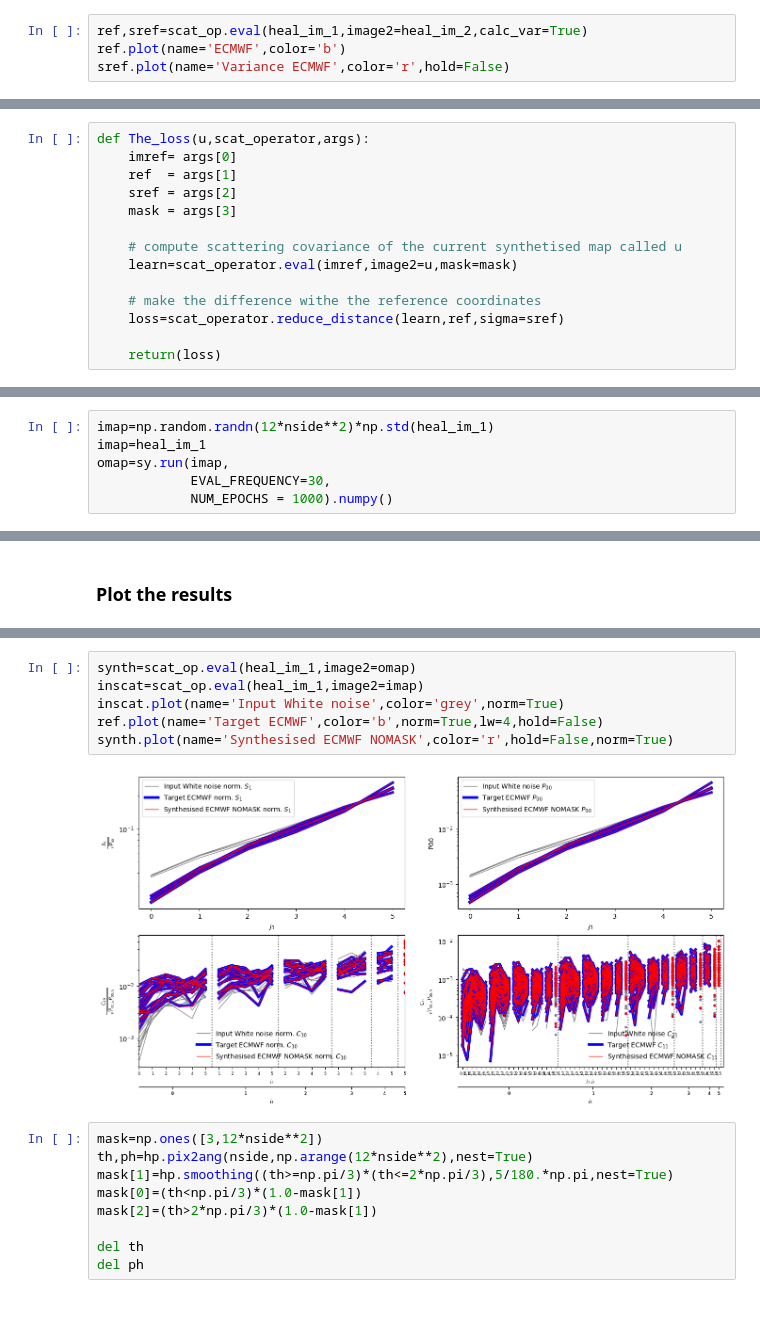
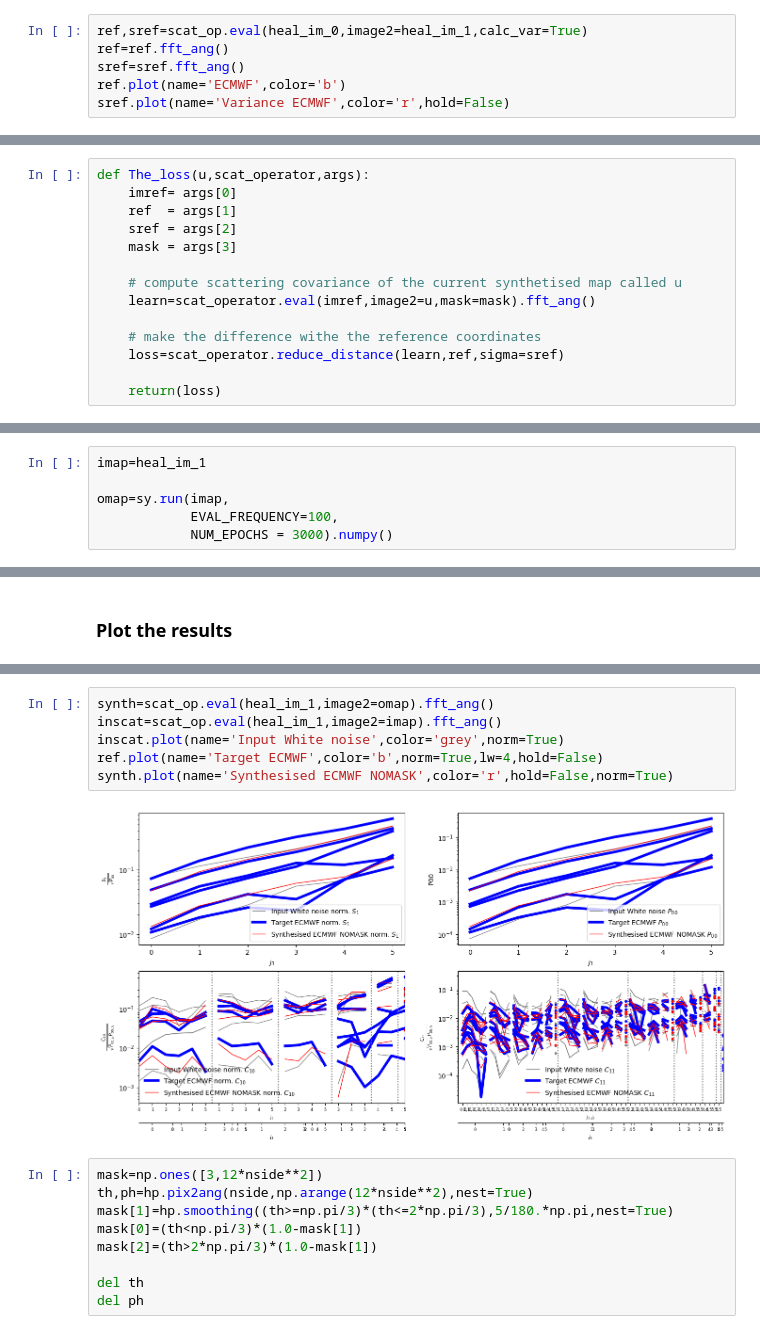
Before and after one commit to IAOCEA/demo-foscat-pangeo-eosc, a Jupyter notebook: ForecastECMWF.ipynb, the cells around one changed output, grey strips where cells are left out. Saved outputs shown, nothing was run; the diff lists cells and outputs as text.

```diff
--- a/ForecastECMWF.ipynb
+++ b/ForecastECMWF.ipynb
@@ -176,7 +176,9 @@ Init Wave  32
 # %% [markdown]
 ### Compute the cross statistics between two times
 # %%
-ref,sref=scat_op.eval(heal_im_1,image2=heal_im_2,calc_var=True)
+ref,sref=scat_op.eval(heal_im_0,image2=heal_im_1,calc_var=True)
+ref=ref.fft_ang()
+sref=sref.fft_ang()
 ref.plot(name='ECMWF',color='b')
 sref.plot(name='Variance ECMWF',color='r',hold=False)
 # %% [output]
@@ -191,7 +193,7 @@ def The_loss(u,scat_operator,args):
     mask = args[3]
 
     # compute scattering covariance of the current synthetised map called u
-    learn=scat_operator.eval(imref,image2=u,mask=mask)
+    learn=scat_operator.eval(imref,image2=u,mask=mask).fft_ang()
 
     # make the difference withe the reference coordinates
     loss=scat_operator.reduce_distance(learn,ref,sigma=sref)
@@ -206,10 +208,10 @@ sy = synthe.Synthesis([loss1])
 # %% [markdown]
 ### Run the synthesis
 # %%
-imap=np.random.randn(12*nside**2)*np.std(heal_im_1)
 imap=heal_im_1
+
 omap=sy.run(imap,
-            EVAL_FREQUENCY=30,
-            NUM_EPOCHS = 1000).numpy()
+            EVAL_FREQUENCY=100,
+            NUM_EPOCHS = 3000).numpy()
 # %% [output]
 Total number of loss  1
@@ -246,11 +248,11 @@ hp.cartview(heal_im_2-omap,cmap='coolwarm',nest=True,title='Difference with fore
 # %%
-synth=scat_op.eval(heal_im_1,image2=omap)
-inscat=scat_op.eval(heal_im_1,image2=imap)
+synth=scat_op.eval(heal_im_1,image2=omap).fft_ang()
+inscat=scat_op.eval(heal_im_1,image2=imap).fft_ang()
 inscat.plot(name='Input White noise',color='grey',norm=True)
 ref.plot(name='Target ECMWF',color='b',norm=True,lw=4,hold=False)
 synth.plot(name='Synthesised ECMWF NOMASK',color='r',hold=False,norm=True)
 # %% [output]
-[figure, old version]
+[figure, new version]
 # %%
 mask=np.ones([3,12*nside**2])
 th,ph=hp.pix2ang(nside,np.arange(12*nside**2),nest=True)
```
Also changed, not shown: parts of 8 cells of this notebook, 1 other file.
